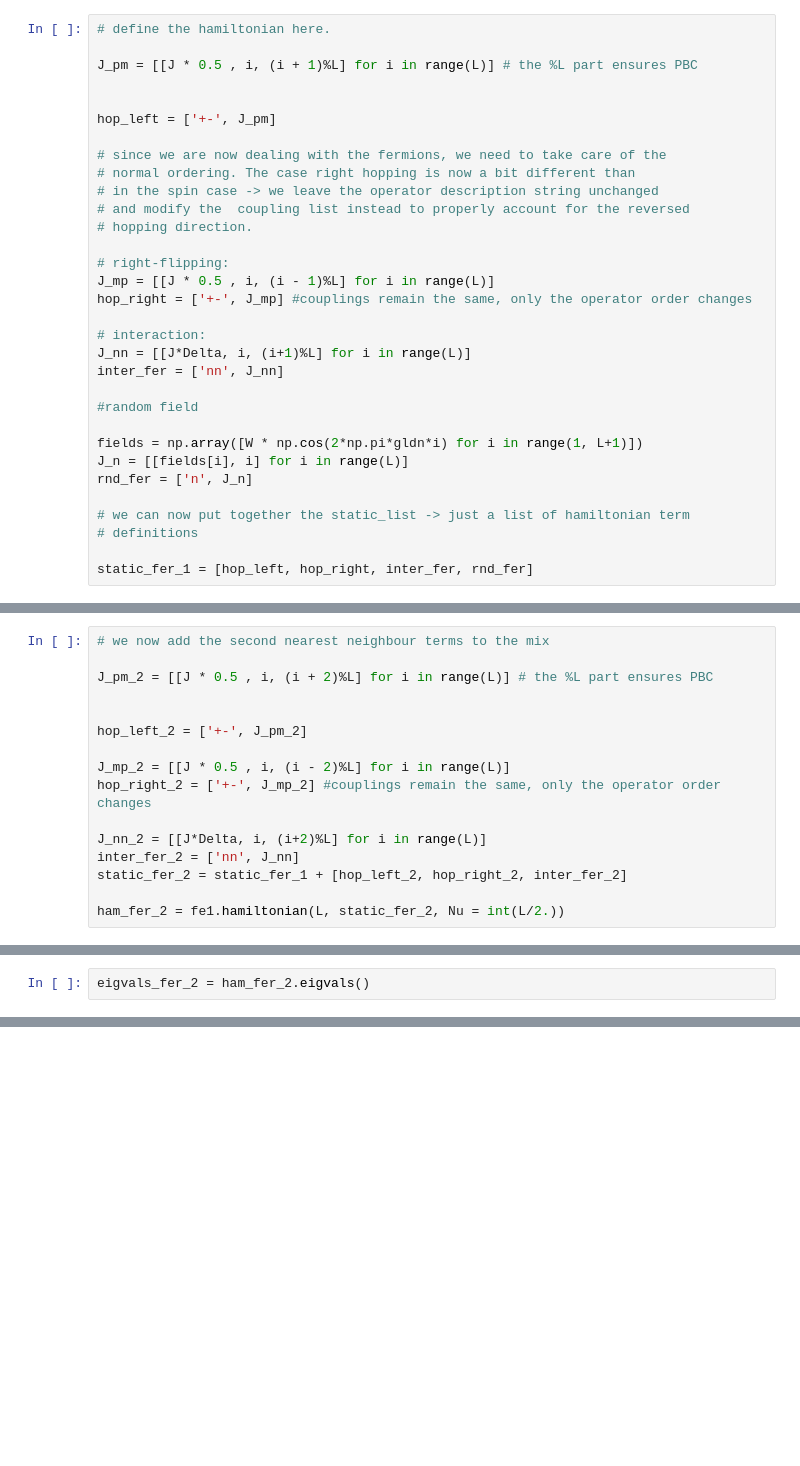
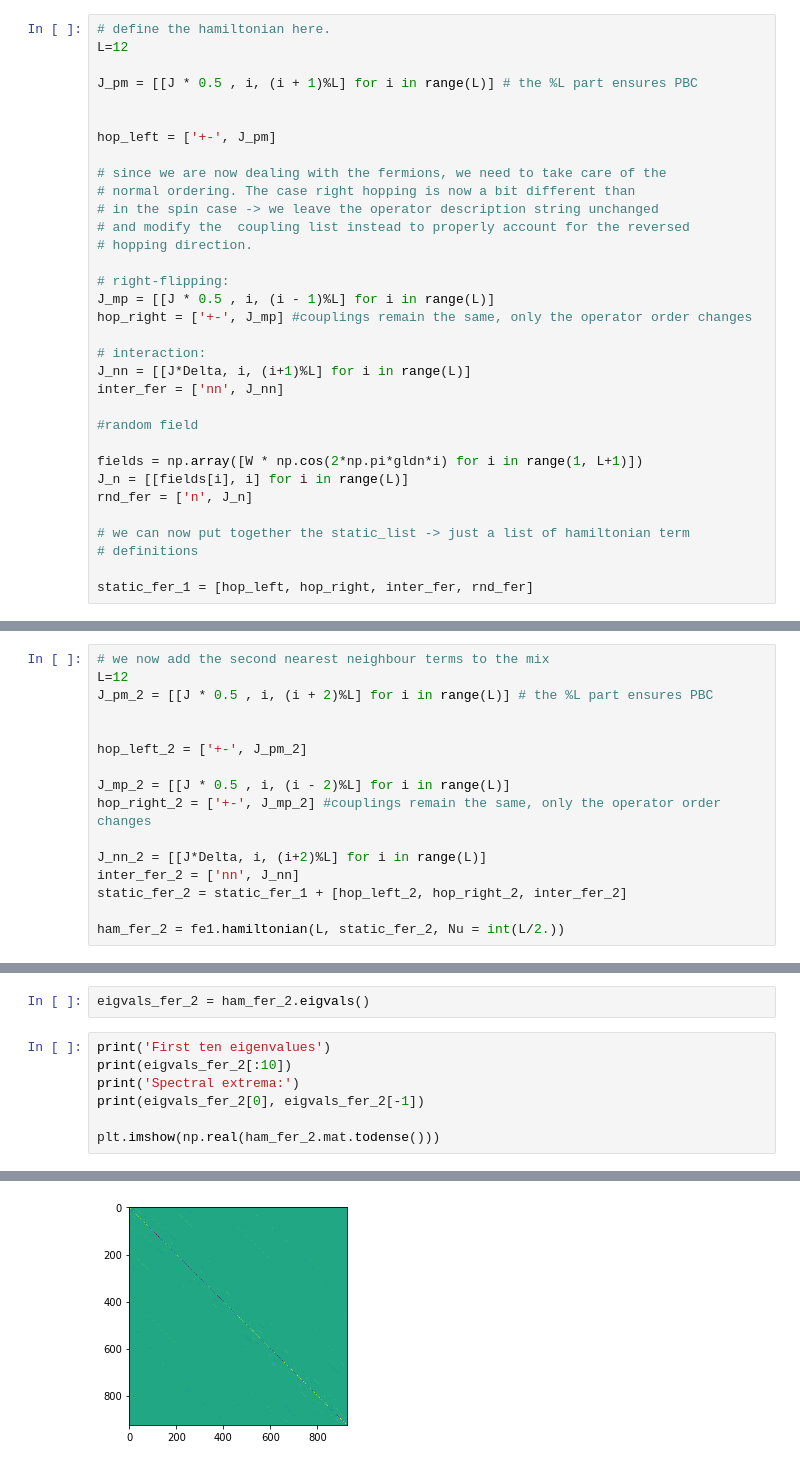
Before and after one commit to JanSuntajs/ham1d, a Jupyter notebook: jupyter_notebooks/ham1d_intro.ipynb, the cells around one changed output, grey strips where cells are left out. Drawn from its saved outputs; the diff is of its cells as text; blank space fills up the shorter version.

````diff
--- a/jupyter_notebooks/ham1d_intro.ipynb
+++ b/jupyter_notebooks/ham1d_intro.ipynb
@@ -307,6 +307,7 @@ their meaning is:
 * ```{'+': c+, '-': c-, 'I': id2, 'n': cn}```
 # %%
 # define the hamiltonian here.
+L=12
 
 J_pm = [[J * 0.5 , i, (i + 1)%L] for i in range(L)] # the %L part ensures PBC
 
@@ -360,7 +361,7 @@ Spectral extrema:
 ## Fermionic case with included second-nearest neighbour terms
 # %%
 # we now add the second nearest neighbour terms to the mix
-
+L=12
 J_pm_2 = [[J * 0.5 , i, (i + 2)%L] for i in range(L)] # the %L part ensures PBC
 
 
@@ -379,3 +380,11 @@ Please wait, building the Hamiltonian ...
 Building the Hamiltonian finished!
 # %%
 eigvals_fer_2 = ham_fer_2.eigvals()
+# %%
+print('First ten eigenvalues')
+print(eigvals_fer_2[:10])
+print('Spectral extrema:')
+print(eigvals_fer_2[0], eigvals_fer_2[-1])
+
+plt.imshow(np.real(ham_fer_2.mat.todense()))
+# %% [output]
@@ -381,0 +397 @@ eigvals_fer_2 = ham_fer_2.eigvals()
+[figure, added]
````
Also changed, not shown: parts of 4 cells of this notebook, 1 other file.
